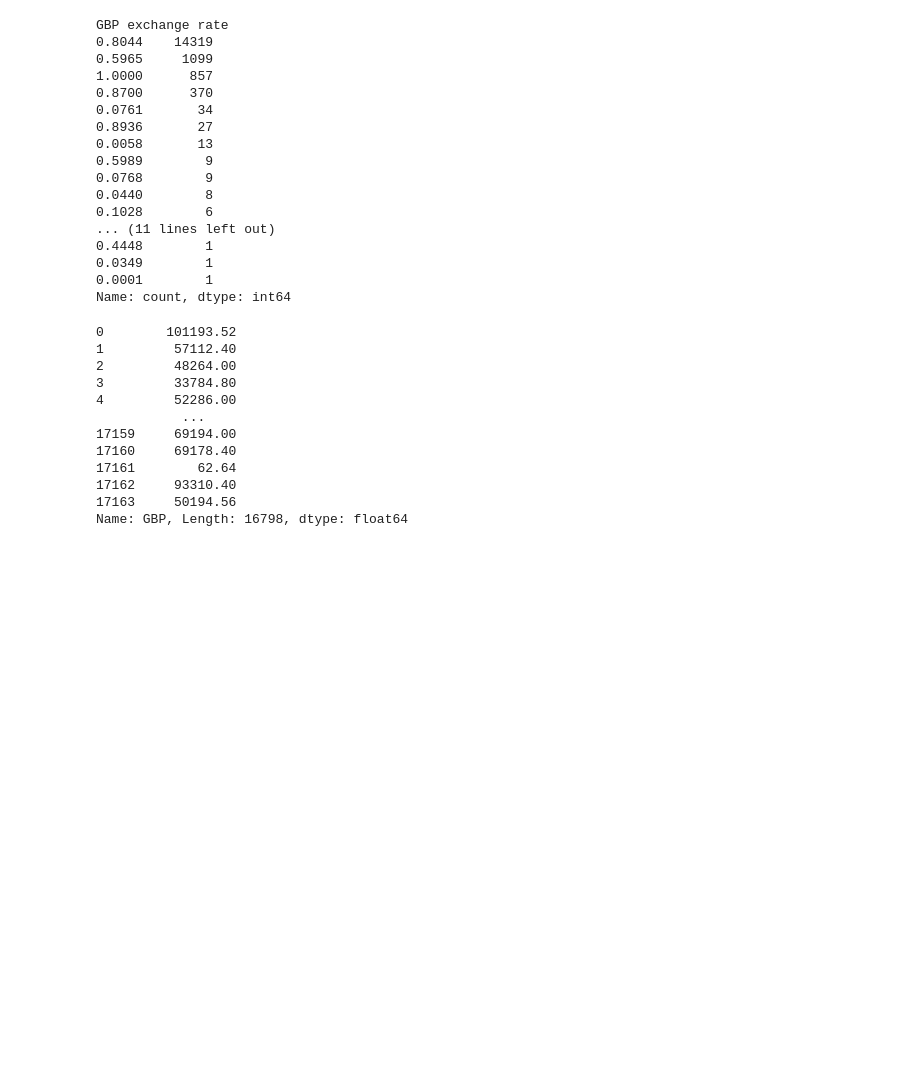
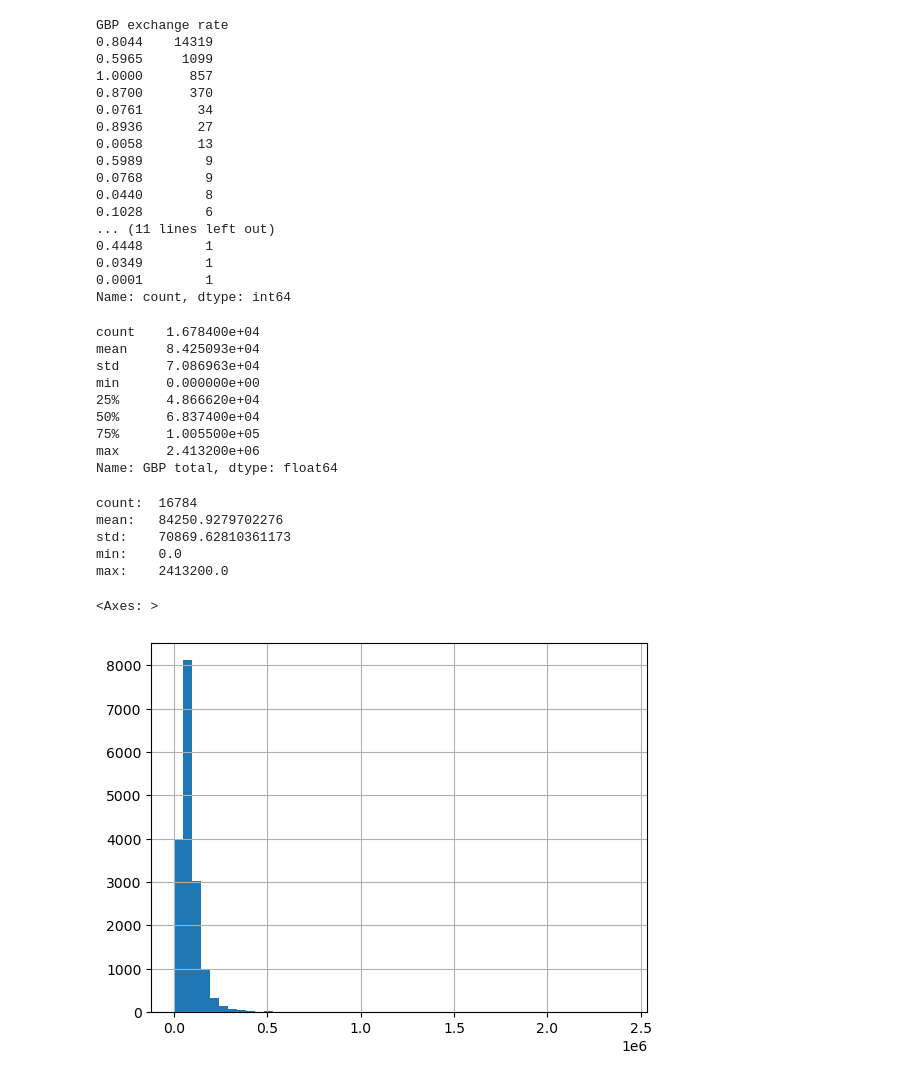
Before and after one commit to charliejharrison/AISS-2024_data-handling-python-pandas, a Jupyter notebook: notebooks/03-messy-data.ipynb, the cells around one changed output. Drawn from its saved outputs; the diff is of its cells as text; code cells hidden in the pictures; blank space fills up the shorter version.

Commit message:
groupby and plotting code for more complicated examples

```diff
--- a/notebooks/03-messy-data.ipynb
+++ b/notebooks/03-messy-data.ipynb
@@ -569,2 +561,4 @@ survey_data_no_aus[survey_data_no_aus["Currency - cleaned"] == "AUD"]
 # %%
 cleaned_exch_rates = survey_data_no_aus["Currency - cleaned"].map(exch_map)
+# %%
+survey_data_no_aus[~cleaned_exch_rates.isna()]["GBP exchange rate"] = cleaned_exch_rates
@@ -592,19 +592,33 @@ GBP exchange rate
 0.0001        1
 Name: count, dtype: int64
 # %%
-survey_data_no_aus["GBP"] = survey_data_no_aus["Total compensation"] * survey_data_no_aus["GBP exchange rate"]
+survey_data_no_aus["GBP total"] = survey_data_no_aus["Total compensation"] * survey_data_no_aus["GBP exchange rate"]
 # %%
-survey_data_no_aus["GBP"]
+survey_data_no_aus["GBP total"].describe()
 # %% [output]
-0        101193.52
-1         57112.40
-2         48264.00
-3         33784.80
-4         52286.00
-           ...
-17159     69194.00
-17160     69178.40
-17161        62.64
-17162     93310.40
-17163     50194.56
-Name: GBP, Length: 16798, dtype: float64
+count    1.678400e+04
+mean     8.425093e+04
+std      7.086963e+04
+min      0.000000e+00
+25%      4.866620e+04
+50%      6.837400e+04
+75%      1.005500e+05
+max      2.413200e+06
+Name: GBP total, dtype: float64
+# %%
+print(f"count:\t{survey_data_no_aus["GBP total"].count()}")
+print(f"mean:\t{survey_data_no_aus["GBP total"].mean()}")
+print(f"std:\t{survey_data_no_aus["GBP total"].std()}")
+print(f"min:\t{survey_data_no_aus["GBP total"].min()}")
+print(f"max:\t{survey_data_no_aus["GBP total"].max()}")
+# %% [output]
+count:  16784
+mean:   84250.9279702276
+std:    70869.62810361173
+min:    0.0
+max:    2413200.0
+# %%
+survey_data_no_aus["GBP total"].hist(bins=50)
+# %% [output]
+<Axes: >
+[figure, added]
```
Also changed, not shown: parts of 38 cells of this notebook.
